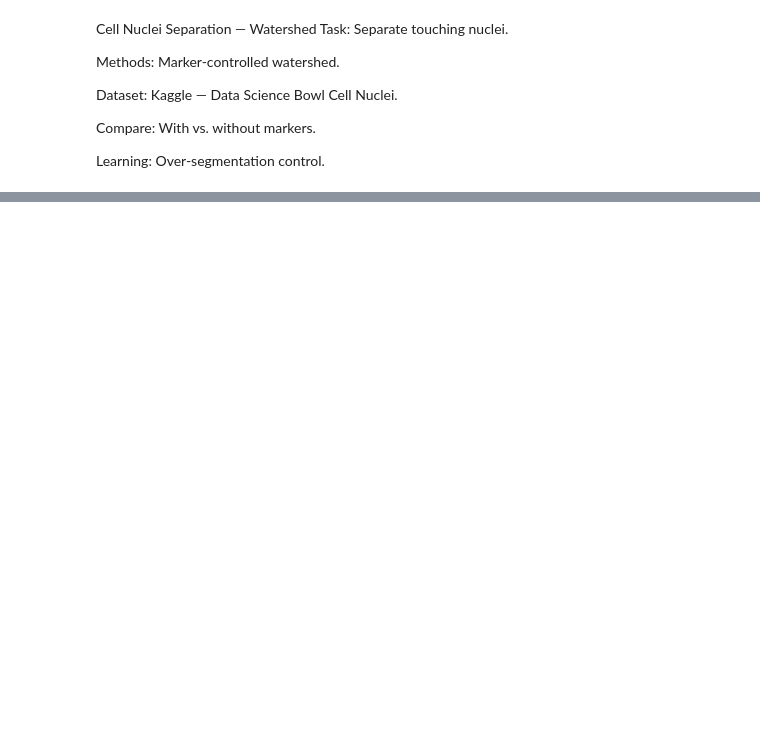
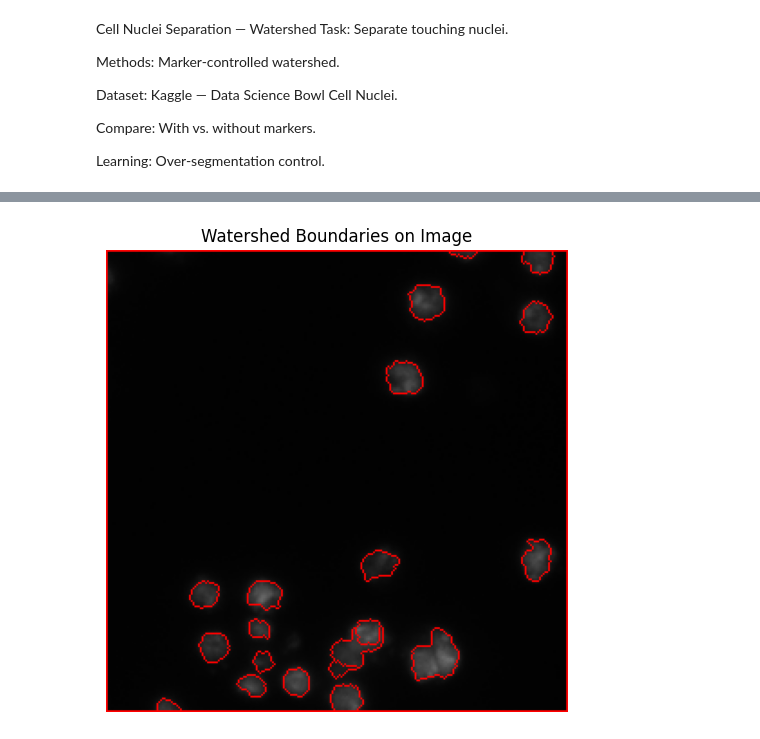
Before and after one commit to NIkunj-17/DeepLearning-for-Medical-Images-MiniProjects, a Jupyter notebook: Cell_Nuclei_Segmentation_(Watershed)/main.ipynb, the cells around one changed output, grey strips where cells are left out. Cells and saved outputs as stored; diff of their text form; code cells hidden in the pictures; blank space fills up the shorter version.

```diff
--- a/Cell_Nuclei_Segmentation_(Watershed)/main.ipynb
+++ b/Cell_Nuclei_Segmentation_(Watershed)/main.ipynb
@@ -87,0 +97,11 @@ plt.show()
+# %%
+overlay = img.copy()
+overlay[markers == -1] = [255, 0, 0]  # watershed boundaries in red
+
+plt.figure(figsize=(6,6))
+plt.title("Watershed Boundaries on Image")
+plt.imshow(overlay)
+plt.axis('off')
+plt.show()
+# %% [output]
+[figure, added]
```
Also changed, not shown: parts of 8 cells of this notebook, 2 other files.
